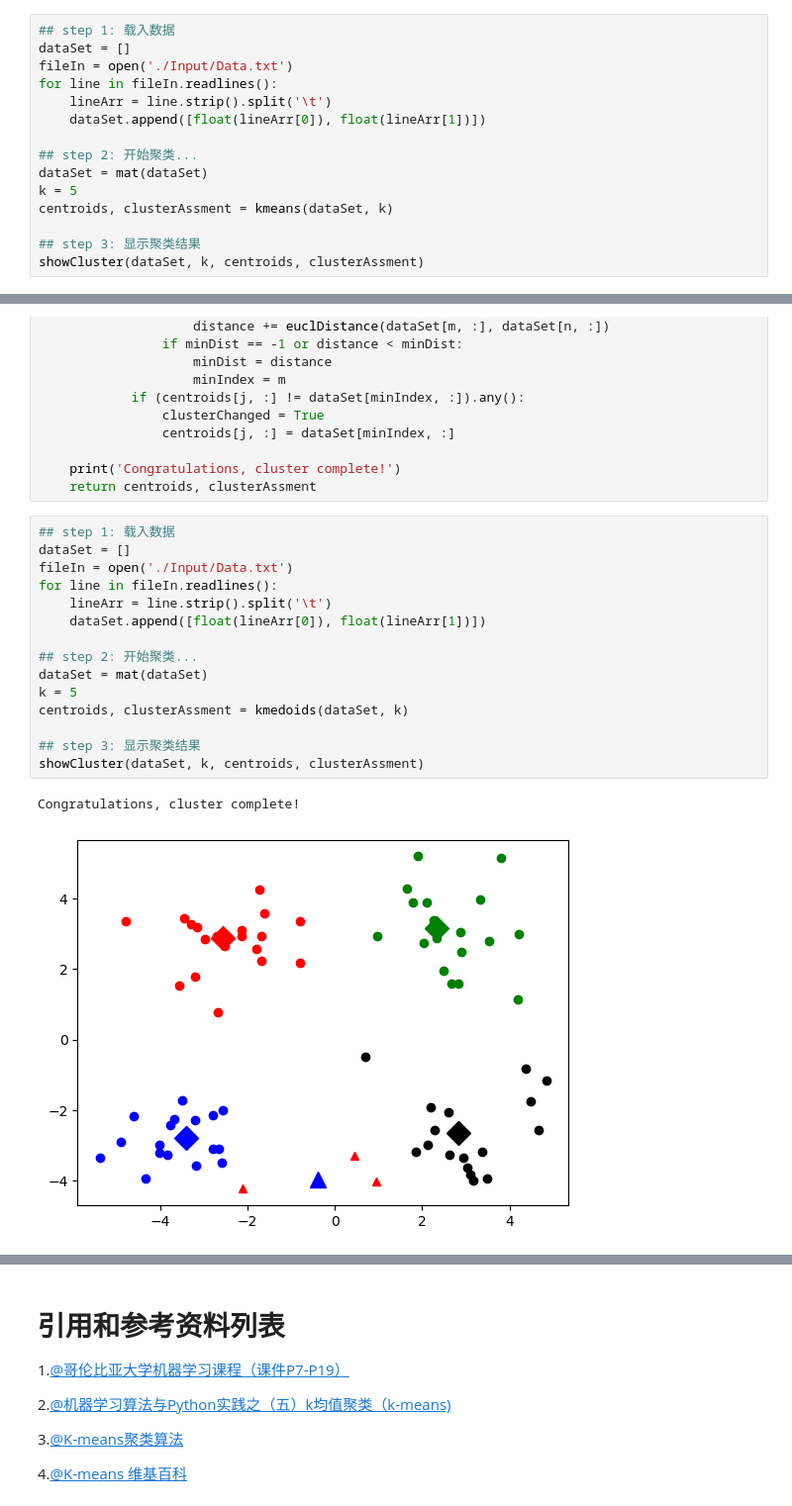
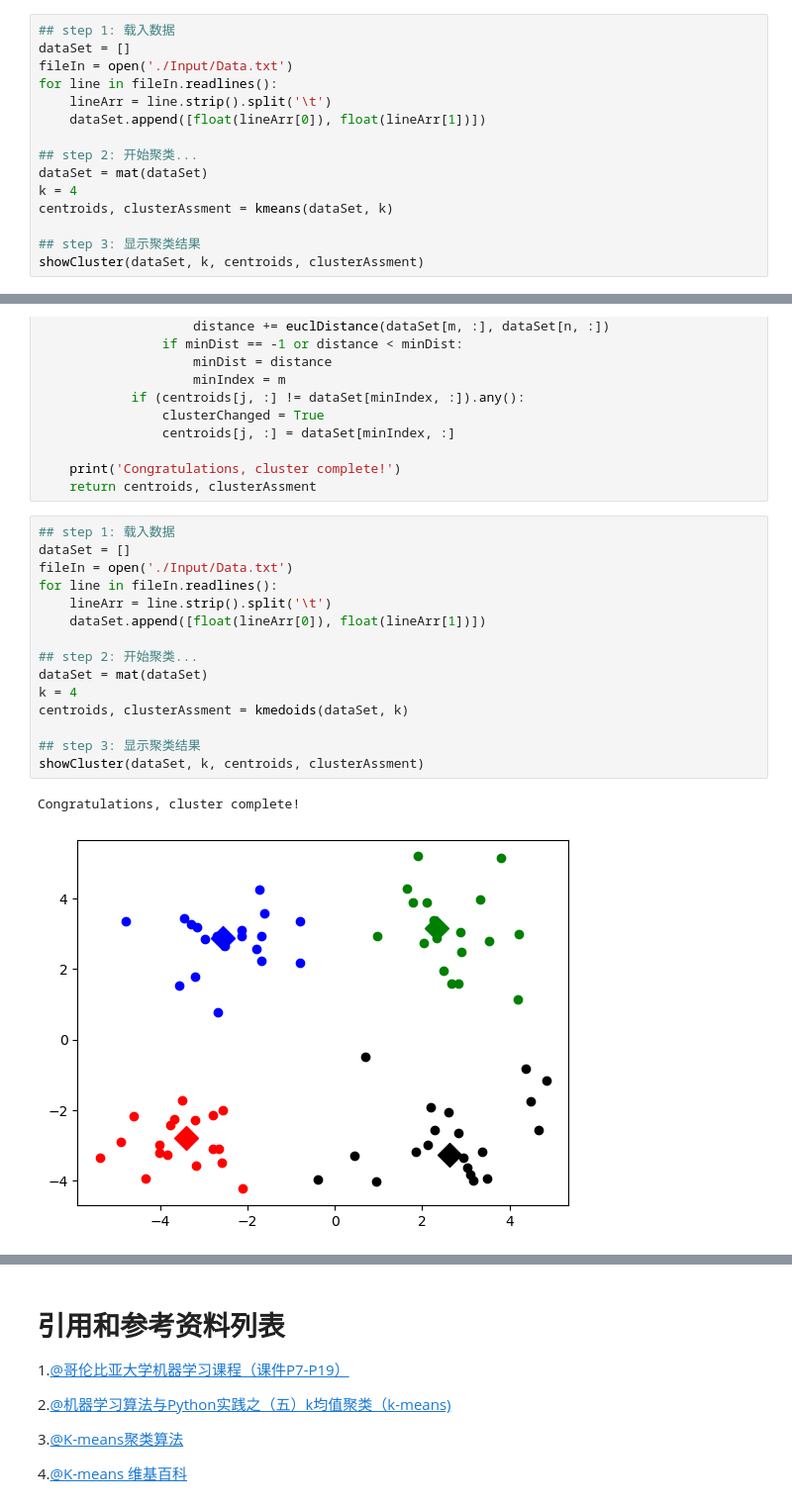
Before and after one commit to CharlesWu123/machine_learning, a Jupyter notebook: Kmeans/K_Means.ipynb, the cells around one changed output, grey strips where cells are left out. Shown at 99% size. Cells and saved outputs as stored; diff of their text form.

```diff
--- a/Kmeans/K_Means.ipynb
+++ b/Kmeans/K_Means.ipynb
@@ -162,7 +162,7 @@ for line in fileIn.readlines():
 
 ## step 2: 开始聚类...
 dataSet = mat(dataSet)
-k = 5
+k = 4
 centroids, clusterAssment = kmeans(dataSet, k)
 
 ## step 3: 显示聚类结果
@@ -260,18 +260,18 @@ def kmedoids(dataSet, k):
 # %%
 ## step 1: 载入数据
 dataSet = []
 fileIn = open('./Input/Data.txt')
 for line in fileIn.readlines():
     lineArr = line.strip().split('\t')
     dataSet.append([float(lineArr[0]), float(lineArr[1])])
 
 ## step 2: 开始聚类...
 dataSet = mat(dataSet)
-k = 5
+k = 4
 centroids, clusterAssment = kmedoids(dataSet, k)
 
 ## step 3: 显示聚类结果
 showCluster(dataSet, k, centroids, clusterAssment)
 # %% [output]
 Congratulations, cluster complete!
-[figure, old version]
+[figure, new version]
```
Also changed, not shown: parts of 2 cells of this notebook, 7 other files.
